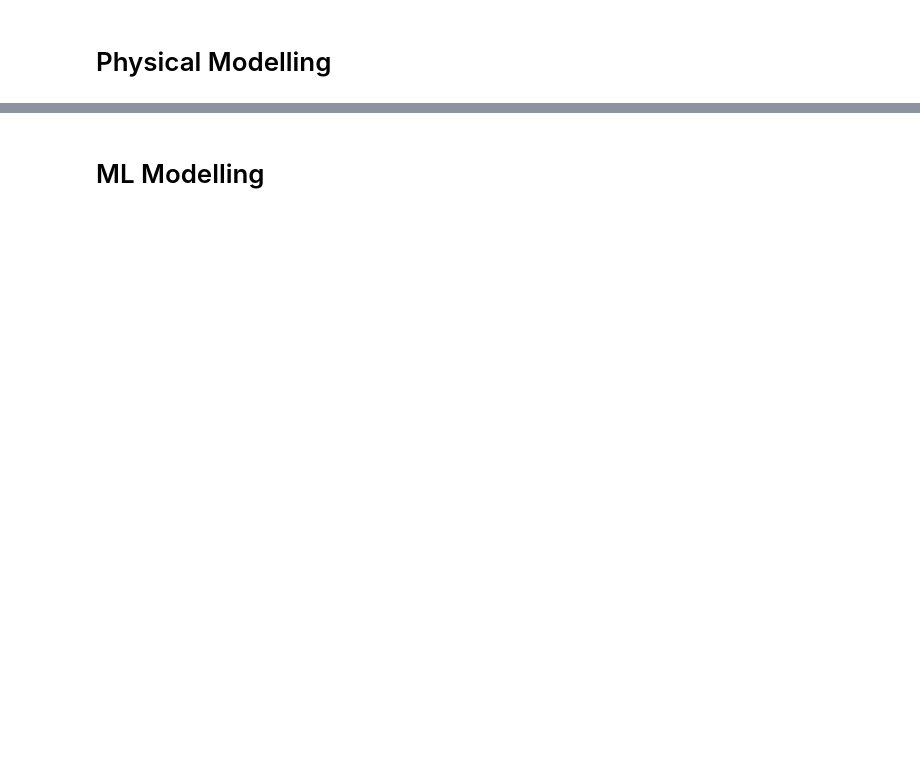
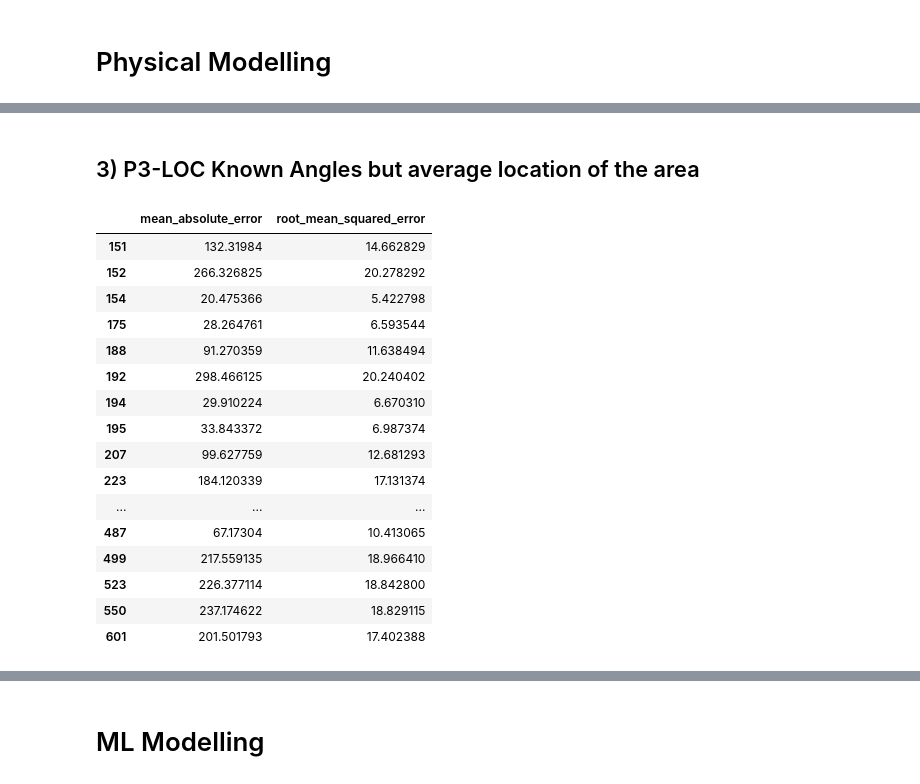
Before and after one commit to nikohou/pv-data-utility-suite, a Jupyter notebook: notebooks/generalizer.ipynb, the cells around one changed output, grey strips where cells are left out. Cells and saved outputs as stored; diff of their text form; code cells hidden in the pictures; blank space fills up the shorter version.

```diff
--- a/notebooks/generalizer.ipynb
+++ b/notebooks/generalizer.ipynb
@@ -236,0 +309,19 @@ df_power = df_power.reindex(df_irr.index).dropna()
+# %%
+
+# Everything is in 15-minute temporal resolution
+timesteplen = 15
+
+# This list collects al skill scores for the various data scenarios
+dfs_skill_score = []
+
+
+# Metrics used for accuracy (error) comparison
+error_metric_list = [mean_squared_error, mean_absolute_error]
+
+# Time period for which all forecast error scores are evaluated.
+test_period_index = pd.date_range("2015-02-15", "2015-03-15", freq="15T")
+
+# Getting the average meta data from all systems
+lat_mean, lon_mean, tilt_mean, azimuth_mean, cap_mean = df_meta_data.mean(axis = 0).values
+
+design_params = lat_mean, lon_mean, tilt_mean, azimuth_mean, timesteplen
@@ -333,0 +452,28 @@ acc_bar_plot(df_plot_rmse, "RMSE")
+# %% [markdown]
+## 3) P3-LOC Known Angles but average location of the area
+# %%
+scenario_name = "P3"
+df_meta_data_p3 = df_meta_data.copy()
+df_meta_data_p3[["latitude", "longitude"]] = lat_mean, lon_mean
+df_compares_p3 = get_df_compare_physical(df_meta_data_p3, df_power, df_irr, test_period_index)
+df_acc_p3 = calc_accuracies_from_df_compares(df_compares_p3, error_metric_list, *design_params)
+# %%
+df_acc_p3
+# %% [output]
+|  | mean_absolute_error | root_mean_squared_error |
+| 151 | 132.31984 | 14.662829 |
+| 152 | 266.326825 | 20.278292 |
+| 154 | 20.475366 | 5.422798 |
+| 175 | 28.264761 | 6.593544 |
+| 188 | 91.270359 | 11.638494 |
+| 192 | 298.466125 | 20.240402 |
+| 194 | 29.910224 | 6.670310 |
+| 195 | 33.843372 | 6.987374 |
+| 207 | 99.627759 | 12.681293 |
+| 223 | 184.120339 | 17.131374 |
+| ... | ... | ... |
+| 487 | 67.17304 | 10.413065 |
+| 499 | 217.559135 | 18.966410 |
+| 523 | 226.377114 | 18.842800 |
+| 550 | 237.174622 | 18.829115 |
+| 601 | 201.501793 | 17.402388 |
```
Also changed, not shown: parts of 58 cells of this notebook, 5 other files.
